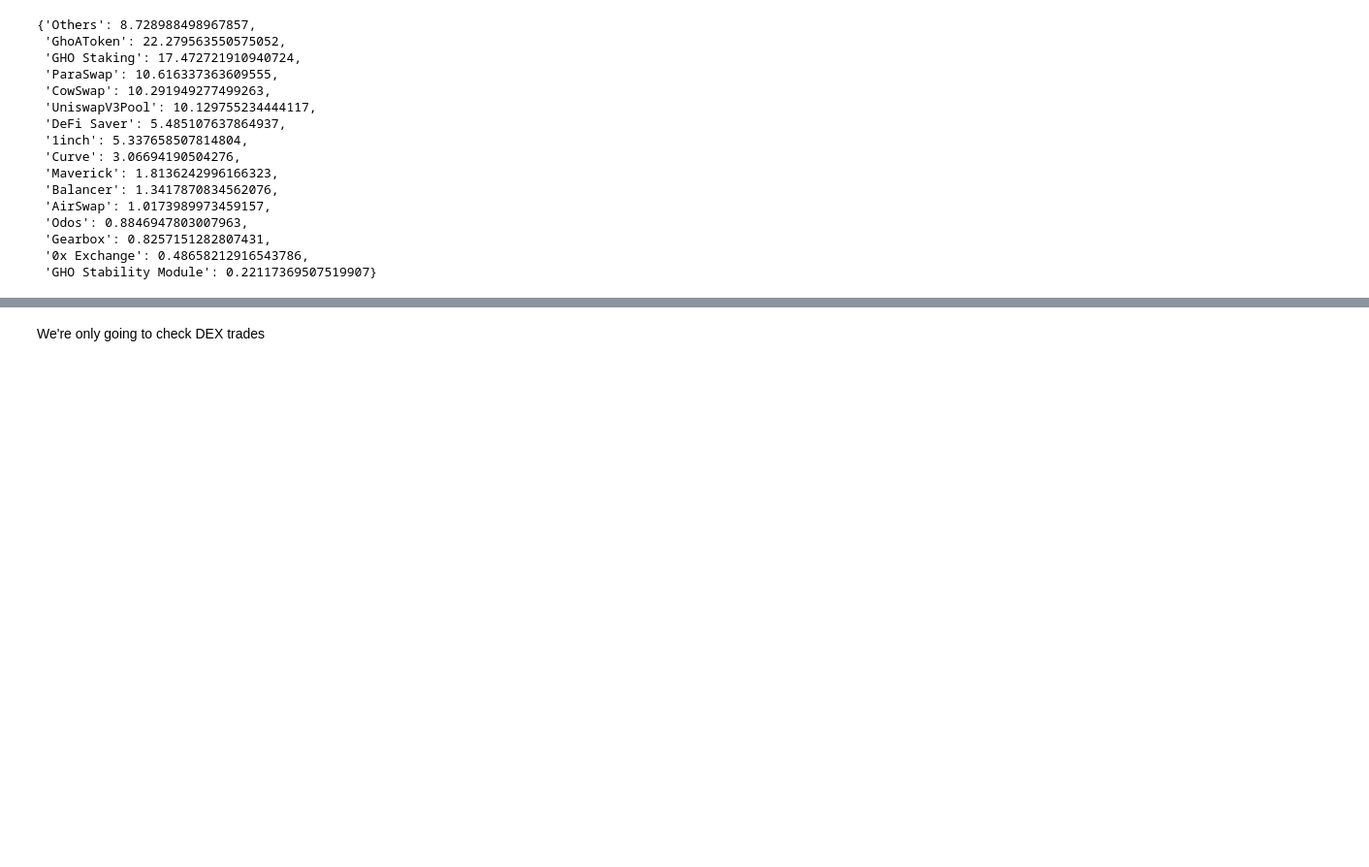
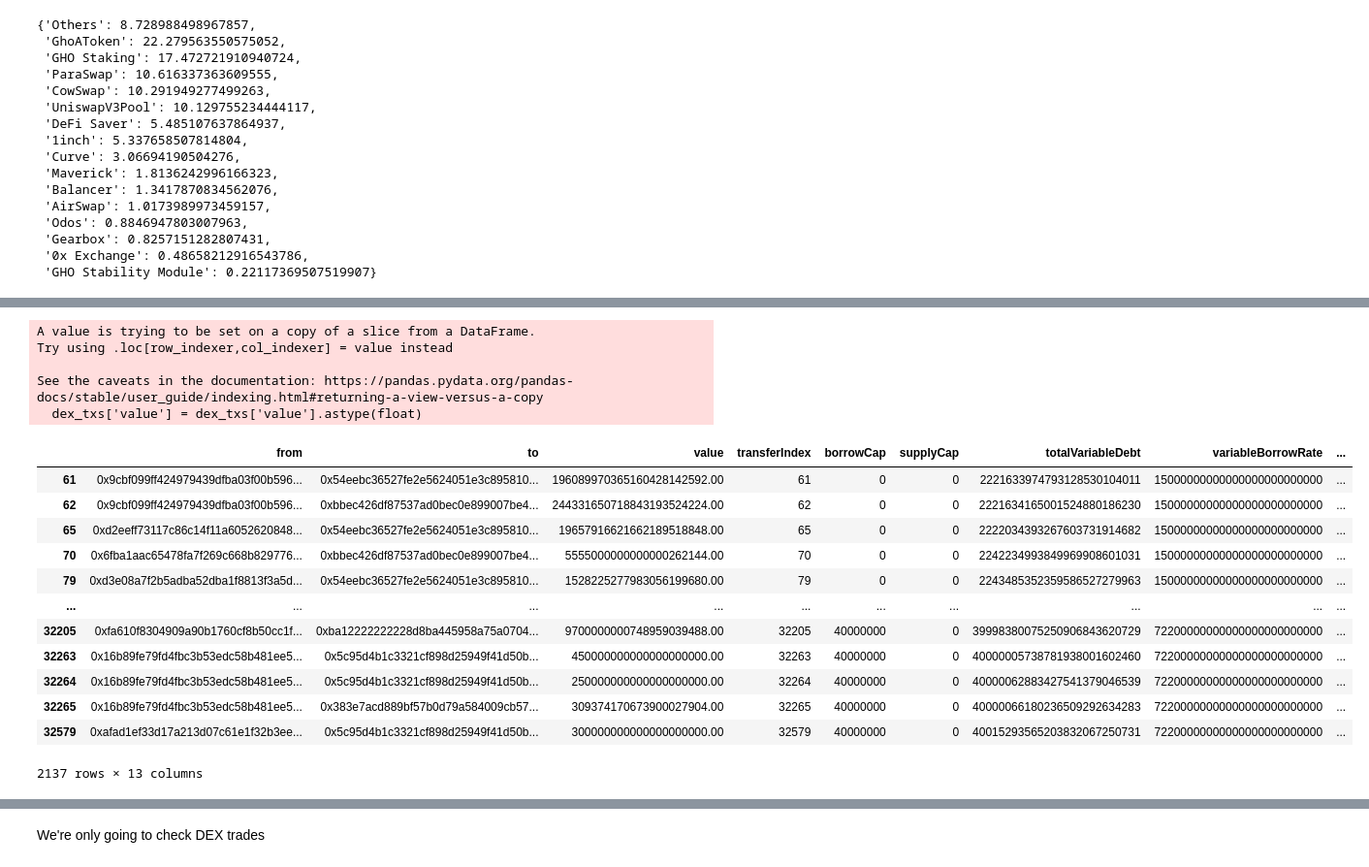
Before and after one commit to benber86/gho_users, a Jupyter notebook: Flows-Volume-Before-After.ipynb, the cells around one changed output, grey strips where cells are left out. Shown at 97% size. Saved outputs shown, nothing was run; the diff lists cells and outputs as text; code cells hidden in the pictures; blank space fills up the shorter version.

Commit message:
Compare before/after merit flowS

```diff
--- a/Flows-Volume-Before-After.ipynb
+++ b/Flows-Volume-Before-After.ipynb
@@ -569,0 +751,25 @@ for k, v in fo_count_after.items():
+# %%
+pd.set_option('display.max_colwidth', None)
+# %%
+dex_txs['value'] = dex_txs['value'].astype(float)
+dex_txs_before = dex_txs[dex_txs['blockTimestamp'].astype(int) <= 1710421200]
+dex_txs_before
+# %% [output]
+A value is trying to be set on a copy of a slice from a DataFrame.
+Try using .loc[row_indexer,col_indexer] = value instead
+
+See the caveats in the documentation: https://pandas.pydata.org/pandas-docs/stable/user_guide/indexing.html#returning-a-view-versus-a-copy
+  dex_txs['value'] = dex_txs['value'].astype(float)
+|  | from | to | value | transferIndex | borrowCap | supplyCap | totalVariableDebt | variableBorrowRate | ... |
+| 61 | 0x9cbf099ff424979439dfba03f00b596... | 0x54eebc36527fe2e5624051e3c895810... | 196089970365160428142592.00 | 61 | 0 | 0 | 2221633974793128530104011 | 15000000000000000000000000 | ... |
+| 62 | 0x9cbf099ff424979439dfba03f00b596... | 0xbbec426df87537ad0bec0e899007be4... | 244331650718843193524224.00 | 62 | 0 | 0 | 2221634165001524880186230 | 15000000000000000000000000 | ... |
+| 65 | 0xd2eeff73117c86c14f11a6052620848... | 0x54eebc36527fe2e5624051e3c895810... | 19657916621662189518848.00 | 65 | 0 | 0 | 2222034393267603731914682 | 15000000000000000000000000 | ... |
+| 70 | 0x6fba1aac65478fa7f269c668b829776... | 0xbbec426df87537ad0bec0e899007be4... | 5555000000000000262144.00 | 70 | 0 | 0 | 2242234993849969908601031 | 15000000000000000000000000 | ... |
+| 79 | 0xd3e08a7f2b5adba52dba1f8813f3a5d... | 0x54eebc36527fe2e5624051e3c895810... | 1528225277983056199680.00 | 79 | 0 | 0 | 2243485352359586527279963 | 15000000000000000000000000 | ... |
+| ... | ... | ... | ... | ... | ... | ... | ... | ... | ... |
+| 32205 | 0xfa610f8304909a90b1760cf8b50cc1f... | 0xba12222222228d8ba445958a75a0704... | 9700000000748959039488.00 | 32205 | 40000000 | 0 | 39998380075250906843620729 | 72200000000000000000000000 | ... |
+| 32263 | 0x16b89fe79fd4fbc3b53edc58b481ee5... | 0x5c95d4b1c3321cf898d25949f41d50b... | 450000000000000000000.00 | 32263 | 40000000 | 0 | 40000005738781938001602460 | 72200000000000000000000000 | ... |
+| 32264 | 0x16b89fe79fd4fbc3b53edc58b481ee5... | 0x5c95d4b1c3321cf898d25949f41d50b... | 250000000000000000000.00 | 32264 | 40000000 | 0 | 40000062883427541379046539 | 72200000000000000000000000 | ... |
+| 32265 | 0x16b89fe79fd4fbc3b53edc58b481ee5... | 0x383e7acd889bf57b0d79a584009cb57... | 309374170673900027904.00 | 32265 | 40000000 | 0 | 40000066180236509292634283 | 72200000000000000000000000 | ... |
+| 32579 | 0xafad1ef33d17a213d07c61e1f32b3ee... | 0x5c95d4b1c3321cf898d25949f41d50b... | 300000000000000000000.00 | 32579 | 40000000 | 0 | 40015293565203832067250731 | 72200000000000000000000000 | ... |
+2137 rows × 13 columns
```
Also changed, not shown: parts of 13 cells of this notebook.
